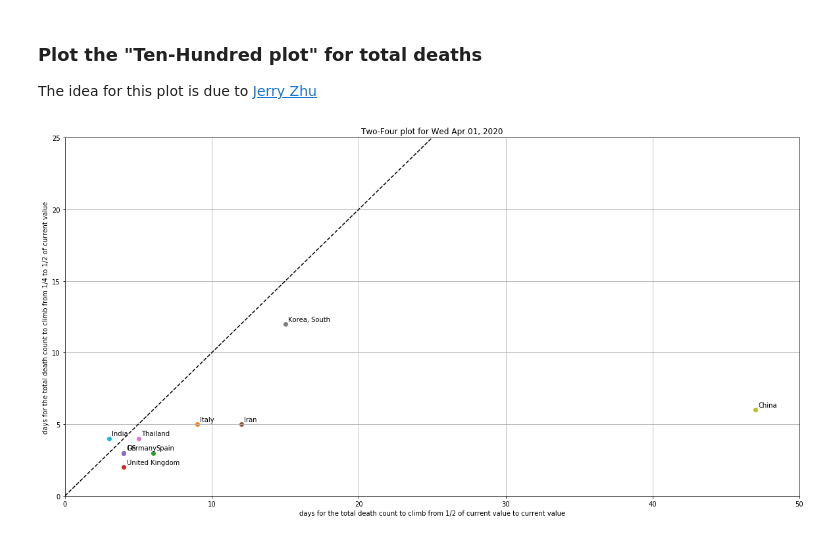
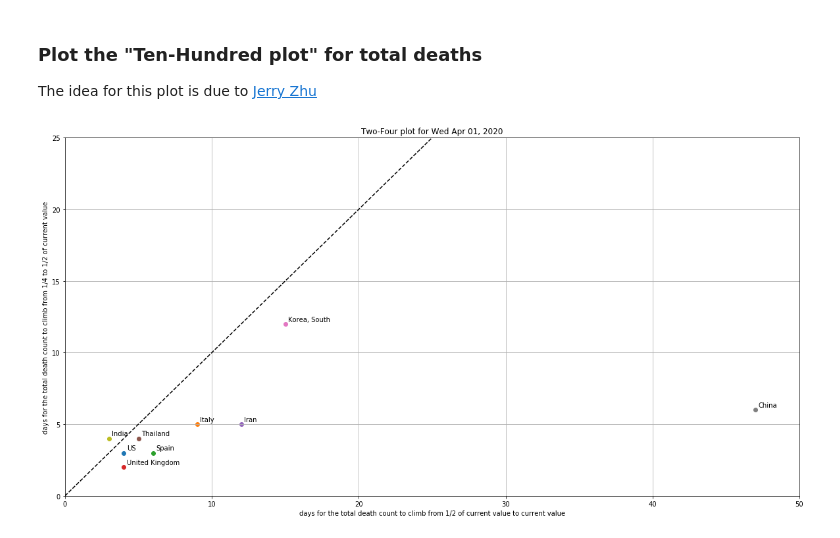
Before and after one commit to LaurentLessard/covid19, a Jupyter notebook: covid.ipynb, the cells around one changed output. Drawn from its saved outputs; the diff is of its cells as text; code cells hidden in the pictures.

```diff
--- a/covid.ipynb
+++ b/covid.ipynb
@@ -128,29 +128,29 @@ plt.title("Ten-Hundred plot for %s" % latest_date);
 The idea for this plot is due to [Jerry Zhu](https://www.youtube.com/watch?v=NP3ZdQwrL_Q)
 # %%
 # selected countries (should have >> 100 deaths for the plot to be meaningful)
-countries = ['US','Italy','Spain','United Kingdom','Germany','Iran', 'Thailand', 'Korea, South', 'China', 'India']
+countries = ['US','Italy','Spain','United Kingdom','Iran', 'Thailand', 'Korea, South', 'China', 'India']
 min_deaths = 10
 
 # strip time indices since they don't matter for this plot
 df_stripped = df.reset_index(drop=True)
 
 plt.figure(figsize=(20,10))
 
 for country in countries:
     data = df_stripped[country]
     ix_end = data.index[-1]
     ix_10  = data[ data < data.iloc[-1]/2 ].index[-1]
     ix_100 = data[ data < data.iloc[-1]/4 ].index[-1]
     x = ix_end - ix_10
     y = ix_10 - ix_100
     plt.scatter( x, y, marker="o", label=data.name )
     plt.text( x+.2, y+.2, country )
 plt.plot([0,100],[0,100],'k--')
 
 plt.xlabel("days for the total death count to climb from 1/2 of current value to current value")
 plt.ylabel("days for the total death count to climb from 1/4 to 1/2 of current value")
 plt.grid()
 plt.axis([0,50,0,25])
 plt.title("Two-Four plot for %s" % latest_date);
 # %% [output]
-[figure, old version]
+[figure, new version]
```
